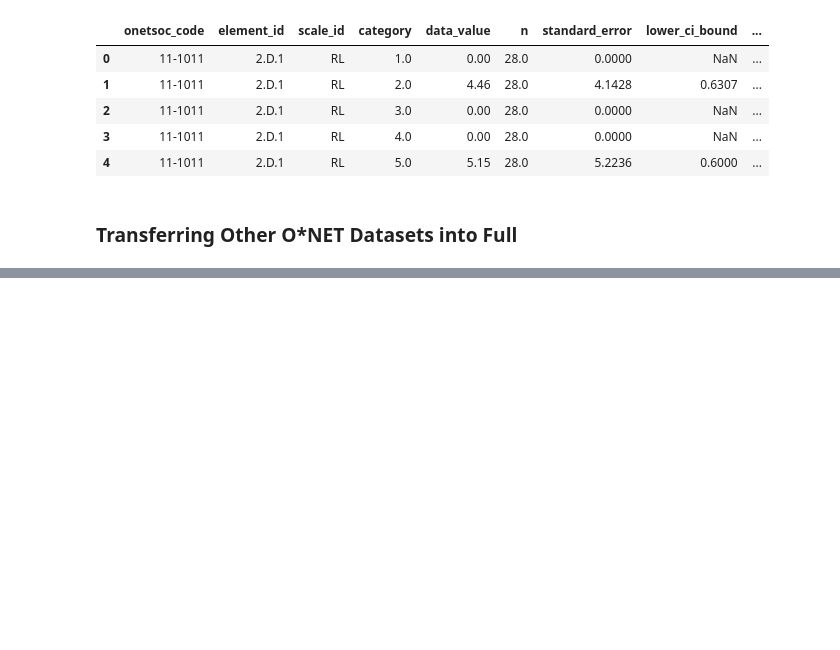
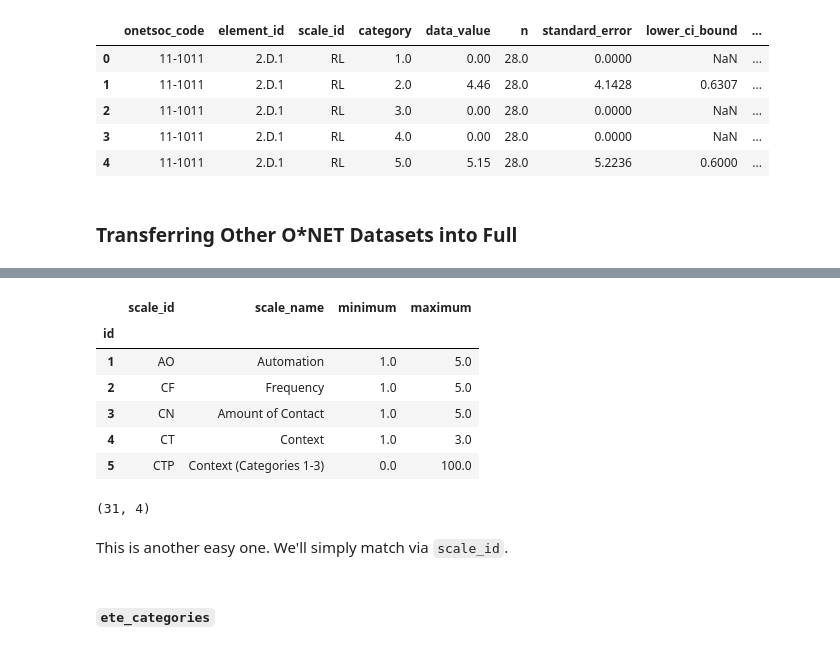
Before and after one commit to blue-santa/comparing-training-req-to-salary-exp, a Jupyter notebook: notebooks/03-exploratory-data-analysis/02-00-eda-train-reward-compare.ipynb, the cells around one changed output, grey strips where cells are left out. Cells and saved outputs as stored; diff of their text form; code cells hidden in the pictures; blank space fills up the shorter version.

```diff
--- a/notebooks/03-exploratory-data-analysis/02-00-eda-train-reward-compare.ipynb
+++ b/notebooks/03-exploratory-data-analysis/02-00-eda-train-reward-compare.ipynb
@@ -1127,0 +1178,18 @@ full_df.head()
+# %%
+scales_reference.head(5)
+# %% [output]
+|  | scale_id | scale_name | minimum | maximum |
+| id |  |  |  |  |
+| 1 | AO | Automation | 1.0 | 5.0 |
+| 2 | CF | Frequency | 1.0 | 5.0 |
+| 3 | CN | Amount of Contact | 1.0 | 5.0 |
+| 4 | CT | Context | 1.0 | 3.0 |
+| 5 | CTP | Context (Categories 1-3) | 0.0 | 100.0 |
+# %%
+scales_reference.shape
+# %% [output]
+(31, 4)
+# %% [markdown]
+This is another easy one. We'll simply match via `scale_id`.
+# %% [markdown]
+#### `ete_categories`
```
Also changed, not shown: parts of 9 cells of this notebook.
